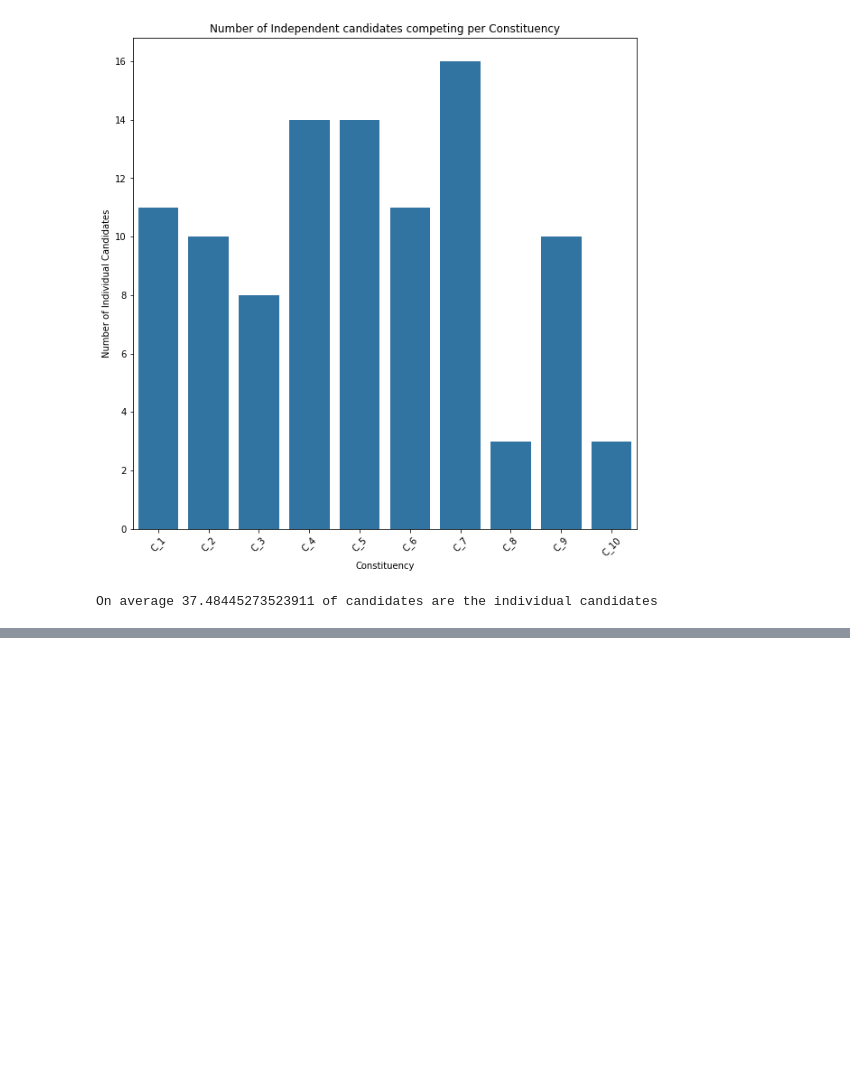
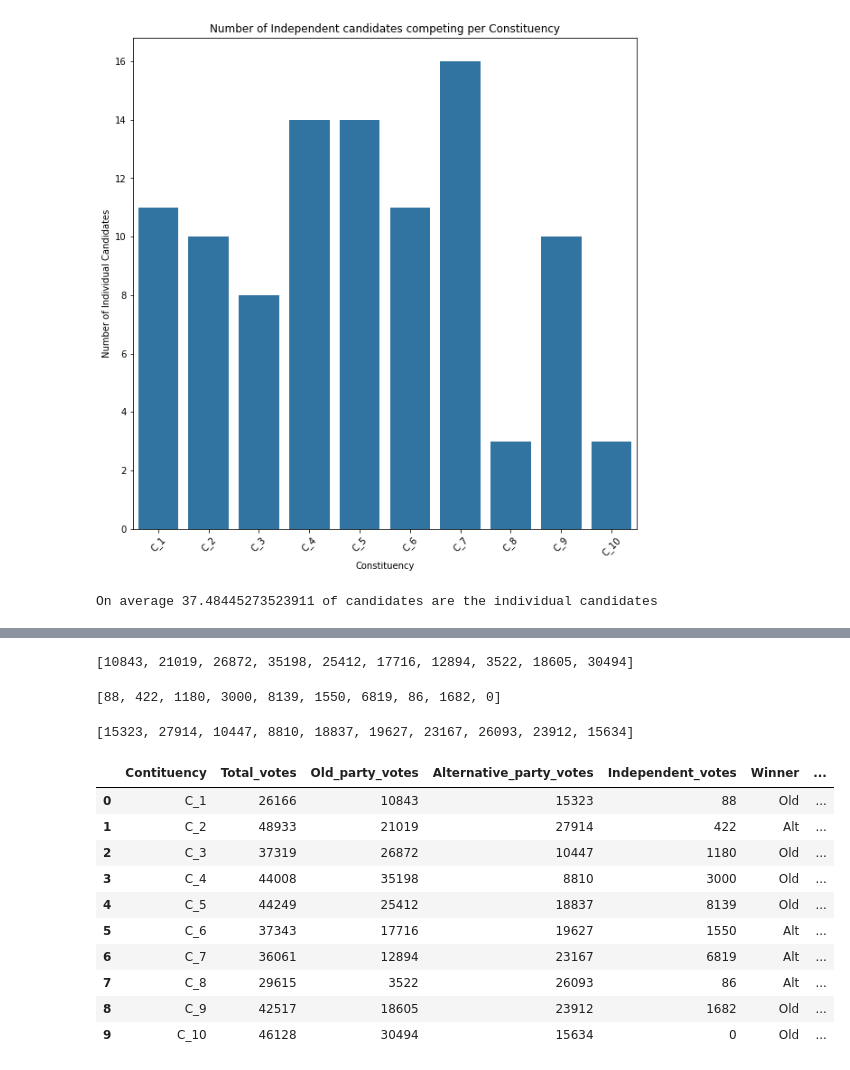
Before and after one commit to DS-saksham/Election_analysis, a Jupyter notebook: Untitled.ipynb, the cells around one changed output, grey strips where cells are left out. Drawn from its saved outputs; the diff is of its cells as text; code cells hidden in the pictures; blank space fills up the shorter version.

```diff
--- a/Untitled.ipynb
+++ b/Untitled.ipynb
@@ -89,0 +100,12 @@ old_party
+# %%
+Total_votes_by_old_parties
+# %% [output]
+[10843, 21019, 26872, 35198, 25412, 17716, 12894, 3522, 18605, 30494]
+# %%
+Total_votes_by_individual_candidates
+# %% [output]
+[88, 422, 1180, 3000, 8139, 1550, 6819, 86, 1682, 0]
+# %%
+Total_votes_by_alternative_parties
+# %% [output]
+[15323, 27914, 10447, 8810, 18837, 19627, 23167, 26093, 23912, 15634]
@@ -89,0 +130,14 @@ old_party
+# %%
+df_of_votes_data
+# %% [output]
+|  | Contituency | Total_votes | Old_party_votes | Alternative_party_votes | Independent_votes | Winner | ... |
+| 0 | C_1 | 26166 | 10843 | 15323 | 88 | Old | ... |
+| 1 | C_2 | 48933 | 21019 | 27914 | 422 | Alt | ... |
+| 2 | C_3 | 37319 | 26872 | 10447 | 1180 | Old | ... |
+| 3 | C_4 | 44008 | 35198 | 8810 | 3000 | Old | ... |
+| 4 | C_5 | 44249 | 25412 | 18837 | 8139 | Old | ... |
+| 5 | C_6 | 37343 | 17716 | 19627 | 1550 | Alt | ... |
+| 6 | C_7 | 36061 | 12894 | 23167 | 6819 | Alt | ... |
+| 7 | C_8 | 29615 | 3522 | 26093 | 86 | Alt | ... |
+| 8 | C_9 | 42517 | 18605 | 23912 | 1682 | Old | ... |
+| 9 | C_10 | 46128 | 30494 | 15634 | 0 | Old | ... |
```
Also changed, not shown: parts of 9 cells of this notebook.
